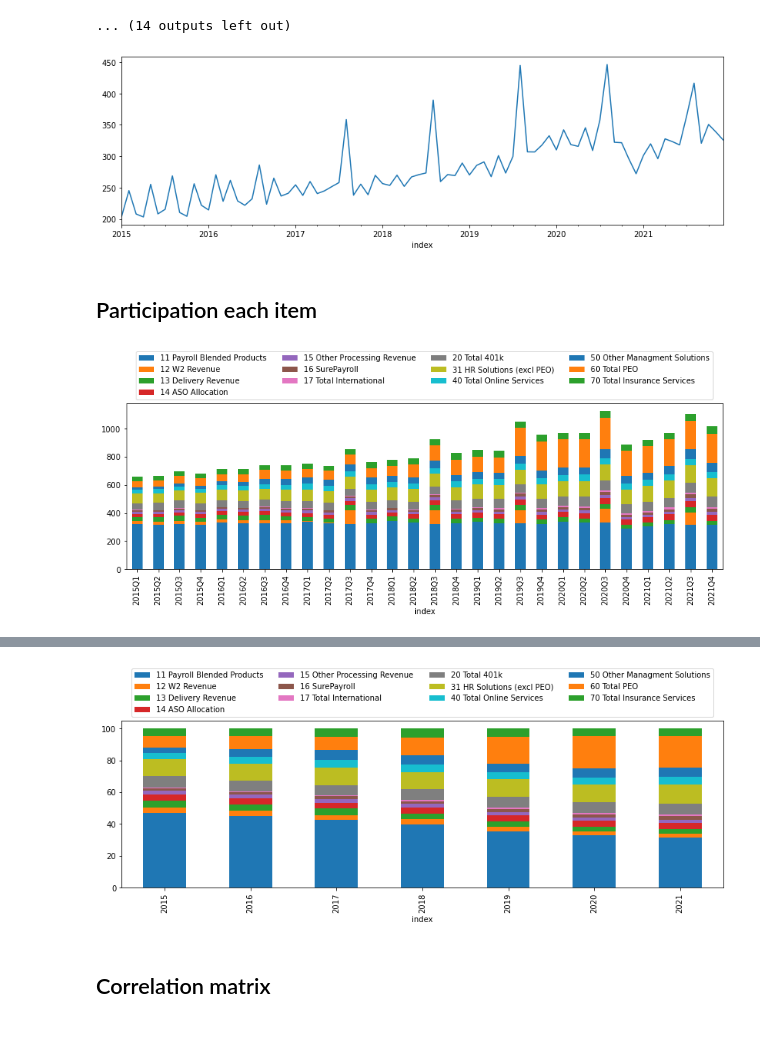
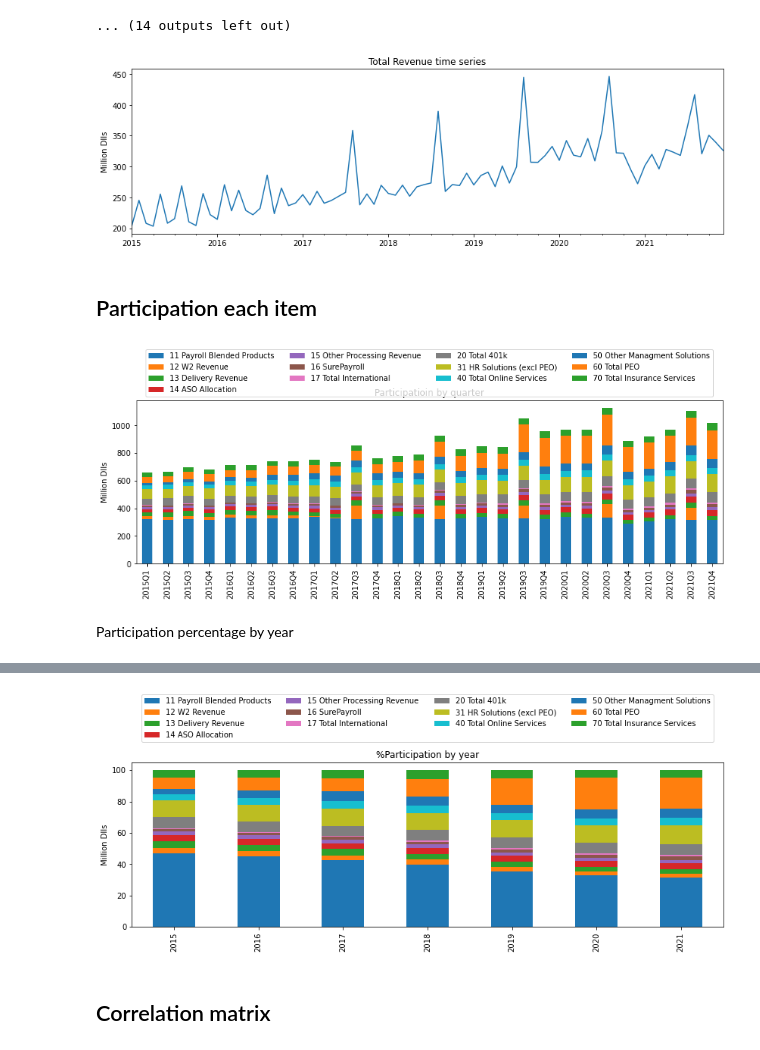
Before and after one commit to jluisjm/Paychex_revenue_forecast, a Jupyter notebook: notebooks/EDA.ipynb, the cells around one changed output, grey strips where cells are left out. Cells and saved outputs as stored; diff of their text form; code cells hidden in the pictures.

Commit message:
titles

```diff
--- a/notebooks/EDA.ipynb
+++ b/notebooks/EDA.ipynb
@@ -93,21 +93,24 @@ for c in df_month.columns:
 total_revenue = df_month.sum(axis=1)
 # %%
 fig, ax = plt.subplots(figsize=(14,4))
-(total_revenue/1000000).plot()
+(total_revenue/1000000).plot(title = 'Total Revenue time series', xlabel='', ylabel='Million Dlls', ax=ax)
 plt.show()
 # %% [output]
-[figure, old version]
+[figure, new version]
 # %% [markdown]
 ## Participation each item
 # %%
 fig, ax = plt.subplots(figsize=(14,4))
-(df_month/1000000).resample('Q').sum().plot.bar(stacked=True, ax=ax, legend=False)
+(df_month/1000000).resample('Q').sum()\
+    .plot.bar(title = 'Participatioin by quarter', xlabel='', ylabel='Million Dlls', stacked=True, ax=ax, legend=False)
 ax.legend(loc='lower center', bbox_to_anchor=(0.5, 1), ncol=4)
 plt.show()
 # %% [output]
-[figure, old version]
+[figure, new version]
 # %%
 rev_part_y = ((df_month).resample('Y').sum().divide(total_revenue.resample('Y').sum(), axis=0)*100).round(2)
+# %% [markdown]
+Participation percentage by year
 # %%
 rev_part_y
 # %% [output]
@@ -122,11 +125,16 @@ rev_part_y
 | 2021 | 31.56 | 2.19 | 2.88 | 4.22 | 1.88 | ... |
 # %%
 fig, ax = plt.subplots(figsize=(14,4))
-rev_part_y.plot.bar(stacked=True,ax=ax, legend=False)
-ax.legend(loc='lower center', bbox_to_anchor=(0.5, 1), ncol=4)
+rev_part_y.plot.bar(title = '%Participation by year',
+                    xlabel='',
+                    ylabel='Million Dlls',
+                    stacked=True,
+                    ax=ax,
+                    legend=False)
+ax.legend(loc='lower center', bbox_to_anchor=(0.5, 1.1), ncol=4)
 plt.show()
 # %% [output]
-[figure, old version]
+[figure, new version]
 # %% [markdown]
 ## Correlation matrix
 # %%
```
